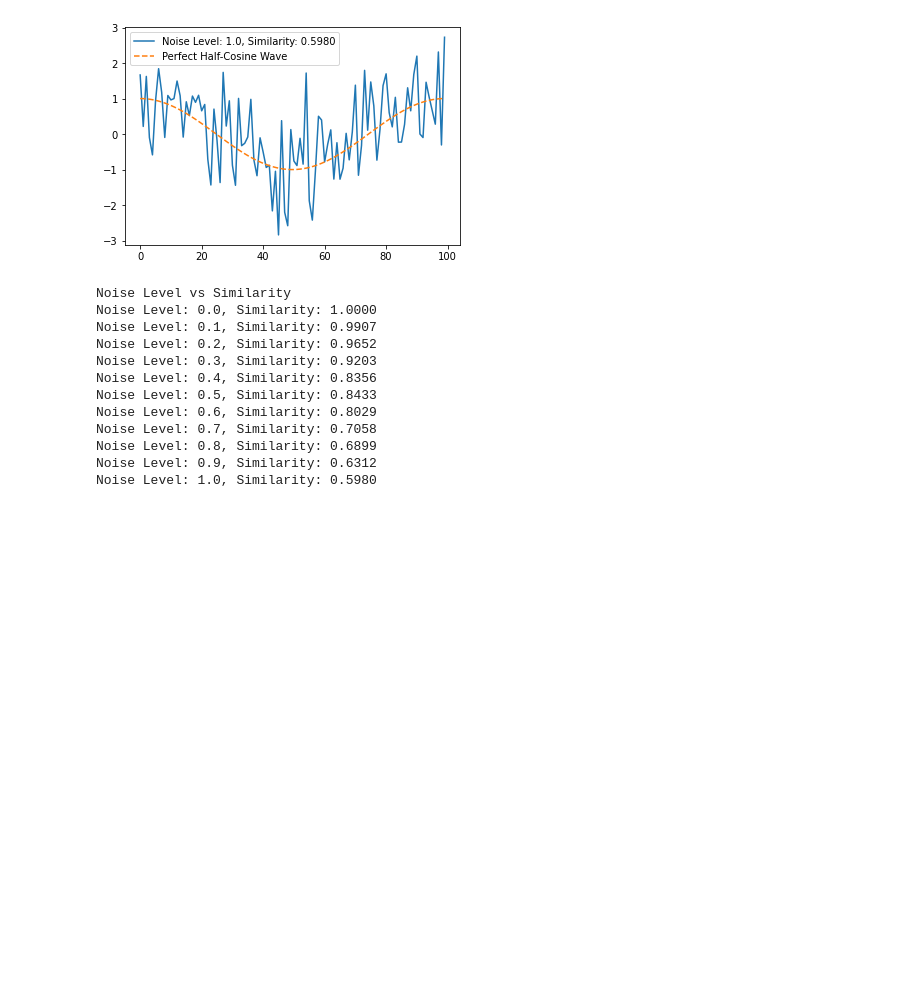
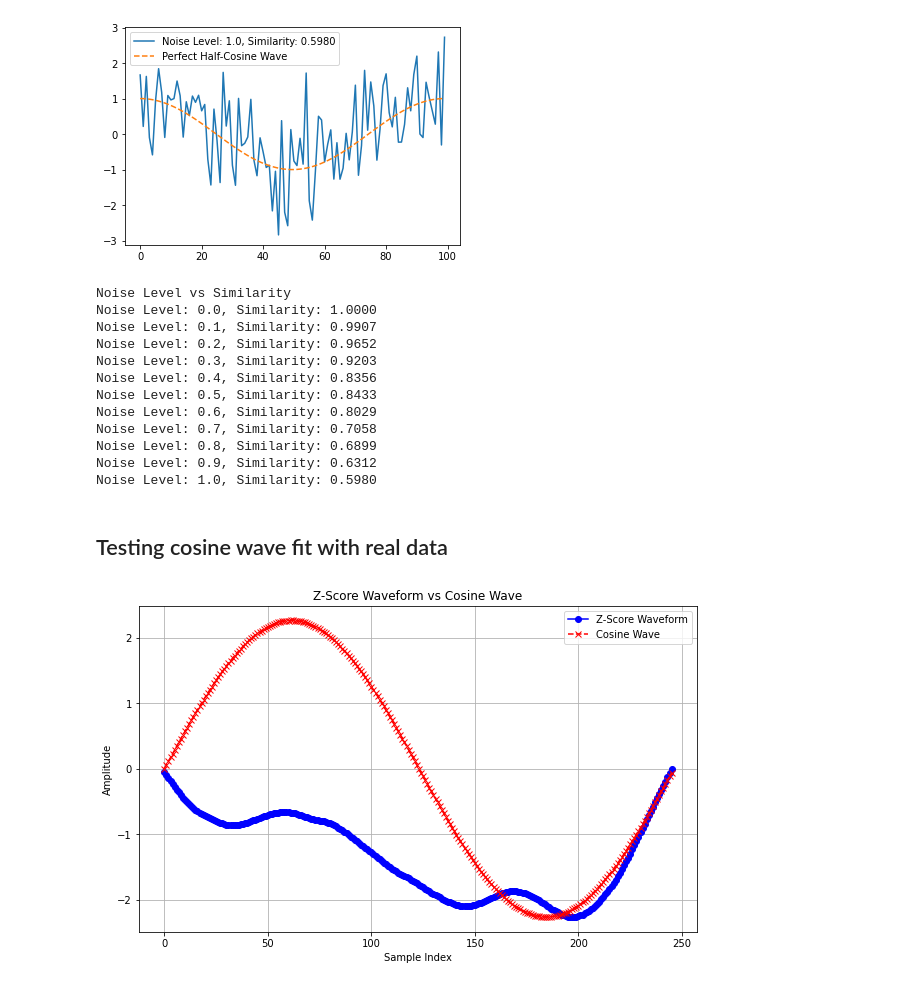
Before and after one commit to bushlab-ucl/DirectNeuralBiasing, a Jupyter notebook: src/pythonlib/fitting_cosines.ipynb, the cells around one changed output. Saved outputs shown, nothing was run; the diff lists cells and outputs as text; code cells hidden in the pictures; blank space fills up the shorter version.

Commit message:
cosine fitting debug

```diff
--- a/src/pythonlib/fitting_cosines.ipynb
+++ b/src/pythonlib/fitting_cosines.ipynb
@@ -207,3 +207,5 @@ Noise Level: 0.7, Similarity: 0.7058
 Noise Level: 0.8, Similarity: 0.6899
 Noise Level: 0.9, Similarity: 0.6312
 Noise Level: 1.0, Similarity: 0.5980
+# %% [markdown]
+## Testing cosine wave fit with real data
@@ -209,0 +215,24 @@ Noise Level: 1.0, Similarity: 0.5980
+# %%
+import matplotlib.pyplot as plt
+
+# Sample data: Replace these arrays with your actual data
+# z_score_waveform = [0.1, 0.2, -0.1, -0.3, -0.5, -0.3, -0.1, 0.2, 0.3]
+# cosine_wave = [0.1, 0.15, -0.05, -0.25, -0.4, -0.25, -0.05, 0.15, 0.2]
+
+# Time axis for plotting
+time = range(len(z_score_waveform))
+
+# Plotting the two waves
+plt.figure(figsize=(10, 6))
+
+plt.plot(time, z_score_waveform, label='Z-Score Waveform', color='blue', linestyle='-', marker='o')
+plt.plot(time, cosine_wave, label='Cosine Wave', color='red', linestyle='--', marker='x')
+
+plt.title('Z-Score Waveform vs Cosine Wave')
+plt.xlabel('Sample Index')
+plt.ylabel('Amplitude')
+plt.legend()
+plt.grid(True)
+plt.show()
+# %% [output]
+[figure, added]
```
Also changed, not shown: parts of 1 cell of this notebook, 2 other files.
